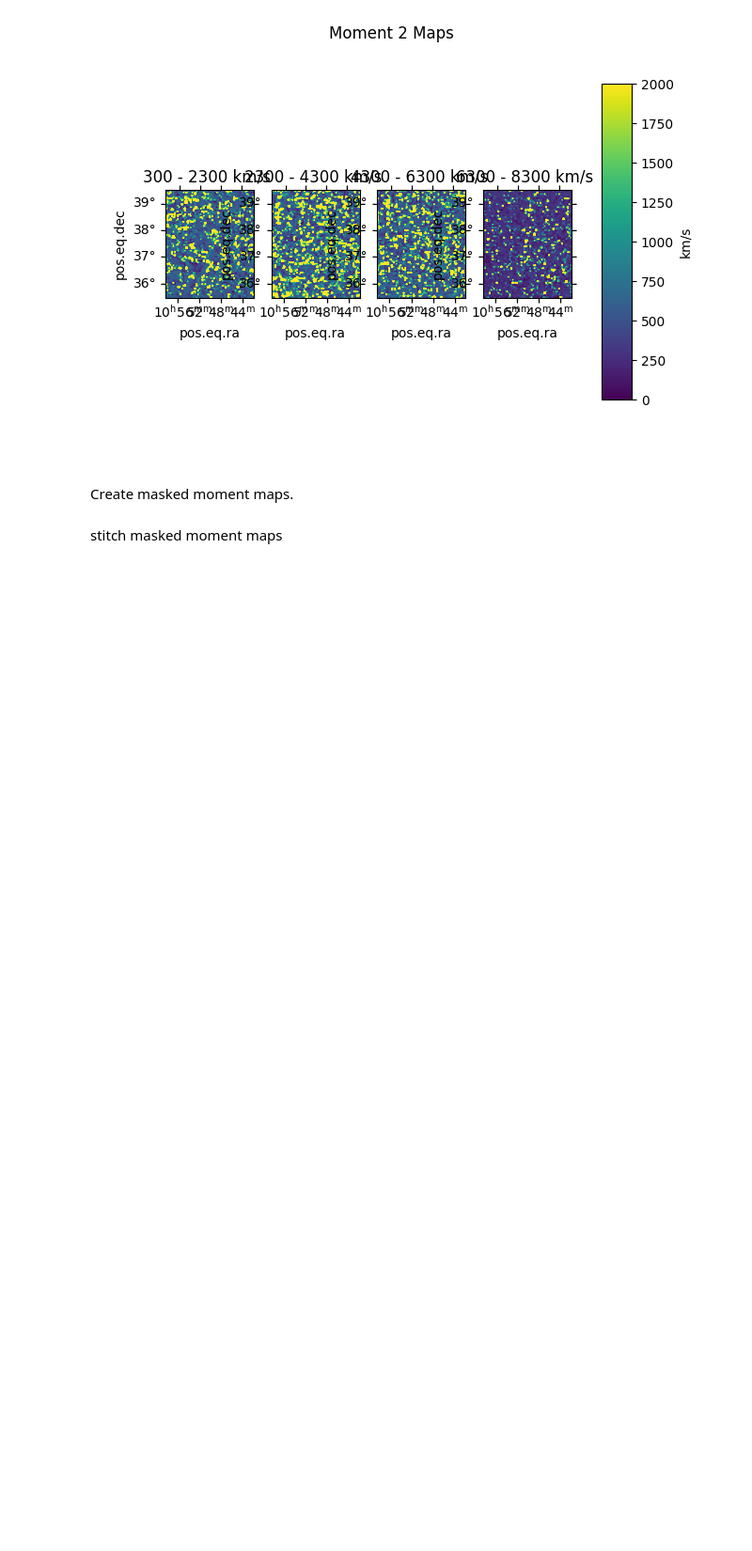
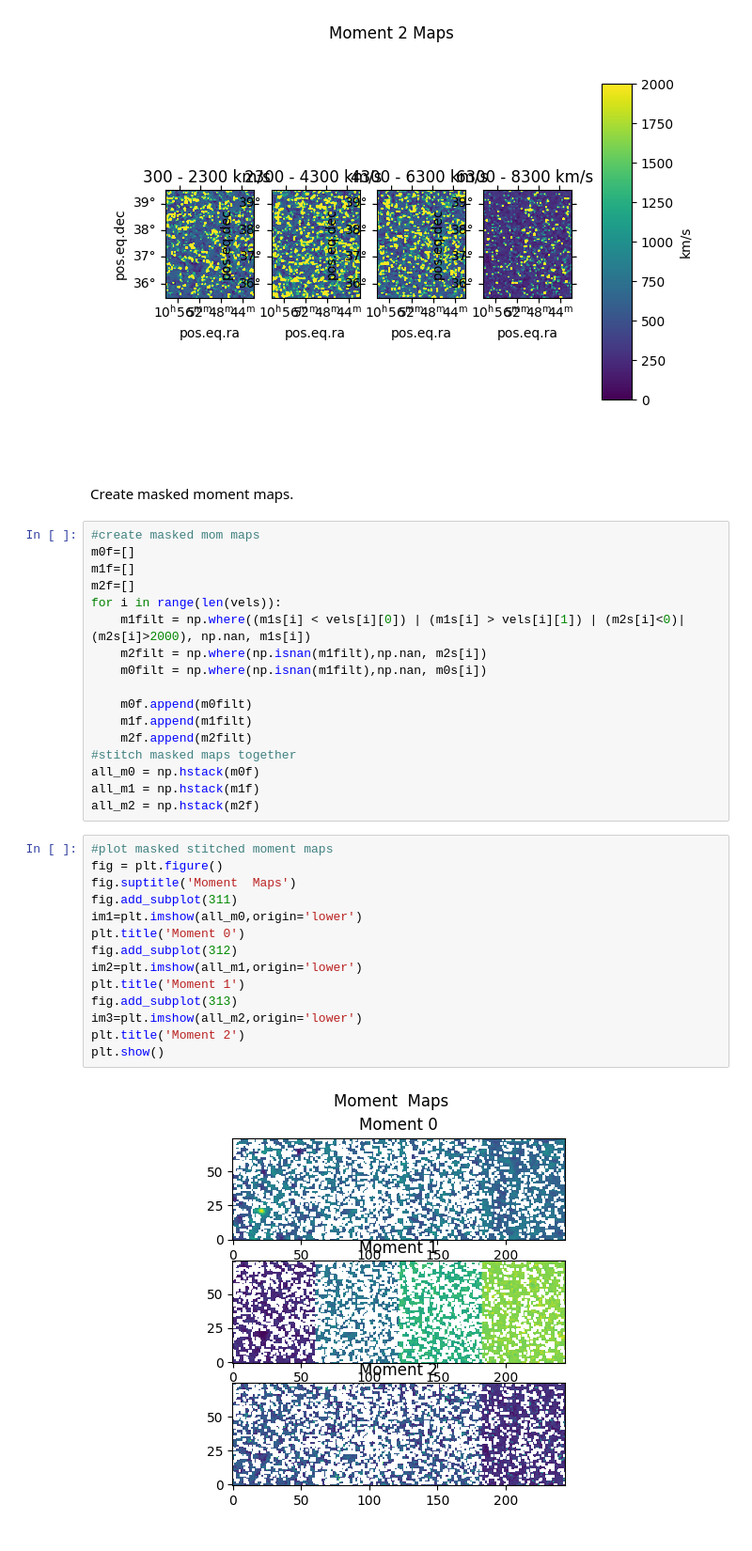
Before and after one commit to JBurke789/clustering, a Jupyter notebook: single_gal.ipynb, the cells around one changed output. Shown at 94% size. Drawn from its saved outputs; the diff is of its cells as text; blank space fills up the shorter version.

```diff
--- a/single_gal.ipynb
+++ b/single_gal.ipynb
@@ -321,5 +359,36 @@ vis_mom2(m2s,wcs)
 [figure]
 # %% [markdown]
 Create masked moment maps.
-# %% [markdown]
-stitch masked moment maps
+# %%
+#create masked mom maps
+m0f=[]
+m1f=[]
+m2f=[]
+for i in range(len(vels)):
+    m1filt = np.where((m1s[i] < vels[i][0]) | (m1s[i] > vels[i][1]) | (m2s[i]<0)| (m2s[i]>2000), np.nan, m1s[i])
+    m2filt = np.where(np.isnan(m1filt),np.nan, m2s[i])
+    m0filt = np.where(np.isnan(m1filt),np.nan, m0s[i])
+
+    m0f.append(m0filt)
+    m1f.append(m1filt)
+    m2f.append(m2filt)
+#stitch masked maps together
+all_m0 = np.hstack(m0f)
+all_m1 = np.hstack(m1f)
+all_m2 = np.hstack(m2f)
+# %%
+#plot masked stitched moment maps
+fig = plt.figure()
+fig.suptitle('Moment  Maps')
+fig.add_subplot(311)
+im1=plt.imshow(all_m0,origin='lower')
+plt.title('Moment 0')
+fig.add_subplot(312)
+im2=plt.imshow(all_m1,origin='lower')
+plt.title('Moment 1')
+fig.add_subplot(313)
+im3=plt.imshow(all_m2,origin='lower')
+plt.title('Moment 2')
+plt.show()
+# %% [output]
+[figure, added]
```
Also changed, not shown: parts of 6 cells of this notebook, 15 other files.
